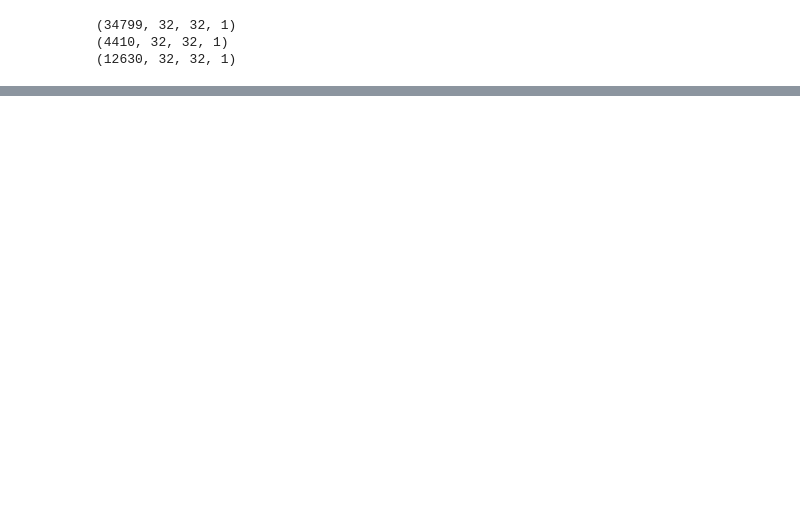
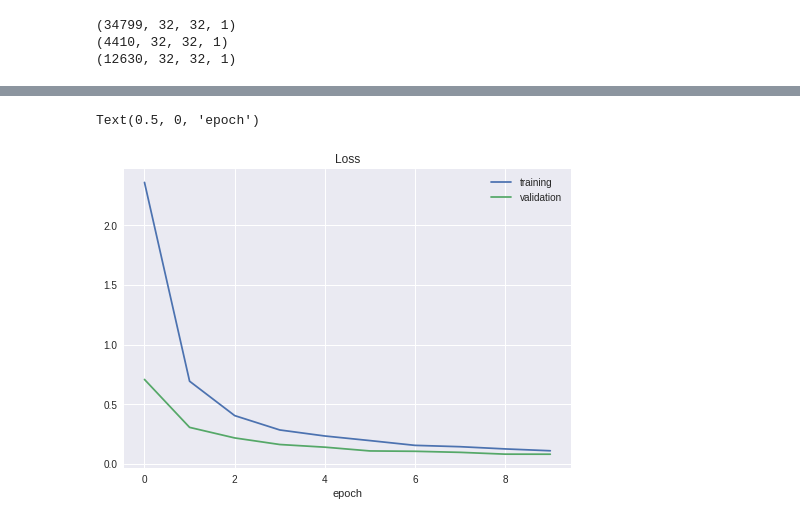
Before and after one commit to afozbek/dnn-autonomous-car, a Jupyter notebook: 2-Neural-Networks/Traffic_Signs.ipynb, the cells around one changed output, grey strips where cells are left out. Drawn from its saved outputs; the diff is of its cells as text; code cells hidden in the pictures; blank space fills up the shorter version.

Commit message:
improving_model

```diff
--- a/2-Neural-Networks/Traffic_Signs.ipynb
+++ b/2-Neural-Networks/Traffic_Signs.ipynb
@@ -161,25 +155,31 @@ y_train = to_categorical(y_train, 43)
 y_val = to_categorical(y_val, 43)
 y_test = to_categorical(y_test, 43)
 # %%
-def leNet_model():
+def modified_model():
   model = Sequential()
   #5x5 filter uygula feature map sayısı 30 tane olsun
-  model.add(Conv2D(filters=30, kernel_size=(5, 5), input_shape=(32, 32, 1),
+  model.add(Conv2D(filters=60, kernel_size=(5, 5), input_shape=(32, 32, 1),
+                  activation='relu')) #28*28*30
+  model.add(Conv2D(filters=60, kernel_size=(5, 5),
                   activation='relu')) #28*28*30
   #reduce parameters and helps overfitting
   model.add(MaxPooling2D(pool_size=(2,2))) #14*14*30
-  model.add(Conv2D(15, (3, 3), activation='relu')) #12*12*15
+
+  model.add(Conv2D(30, (3, 3), activation='relu')) #12*12*15
+  model.add(Conv2D(30, (3, 3), activation='relu')) #12*12*15
   model.add(MaxPooling2D(pool_size=(2, 2))) #6*6*15
+  model.add(Dropout(rate = 0.5))
+
   model.add(Flatten()) #Takes Convoluted data and flatten it to 1d format
   model.add(Dense(units = 500, activation='relu'))
   model.add(Dropout(rate = 0.5))
   model.add(Dense(num_classes, activation = 'softmax'))
   #Compile model
-  model.compile(Adam(lr = 0.01), loss = 'categorical_crossentropy',
+  model.compile(Adam(lr = 0.001), loss = 'categorical_crossentropy',
                metrics = ['accuracy'])
   return model
 # %%
-model = leNet_model()
+model = modified_model()
 print(model.summary())
 # %% [output]
 _________________________________________________________________
@@ -200,7 +200,7 @@ Non-trainable params: 0
 _________________________________________________________________
 None
 # %%
-model.fit(X_train, y_train, epochs=10,
+history = model.fit(X_train, y_train, epochs=10,
          validation_data = (X_val, y_val),
          batch_size=400, verbose=1, shuffle=1)
 # %% [output]
@@ -224,0 +224,9 @@ Epoch 10/10
+# %%
+plt.plot(history.history['loss'])
+plt.plot(history.history['val_loss'])
+plt.legend(['training', 'validation'])
+plt.title('Loss')
+plt.xlabel('epoch')
+# %% [output]
+Text(0.5, 0, 'epoch')
+[figure, added]
```
Also changed, not shown: parts of 8 cells of this notebook, 1 other file.
